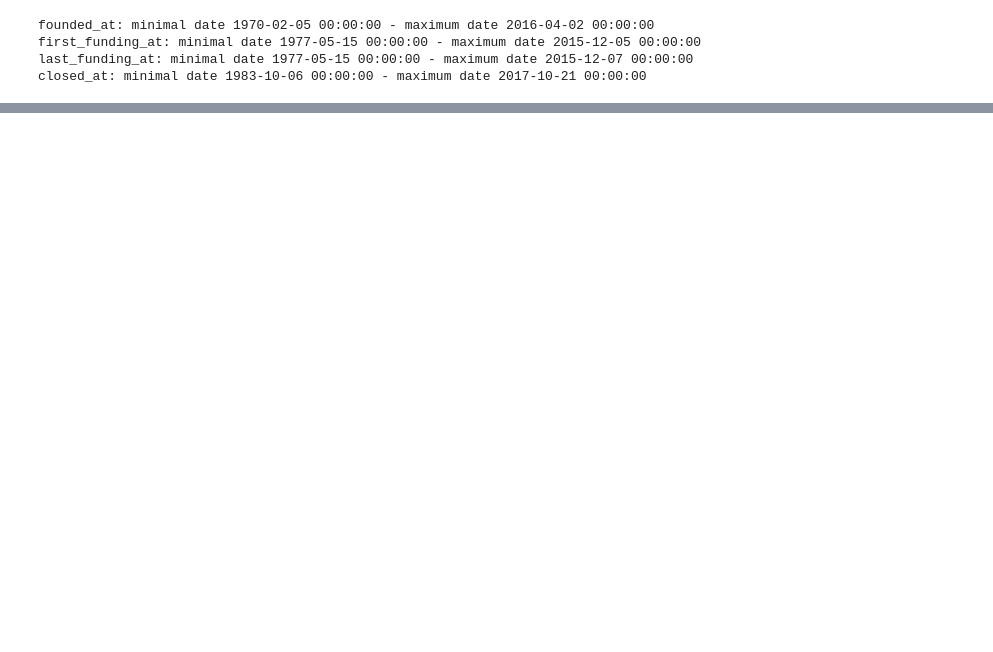
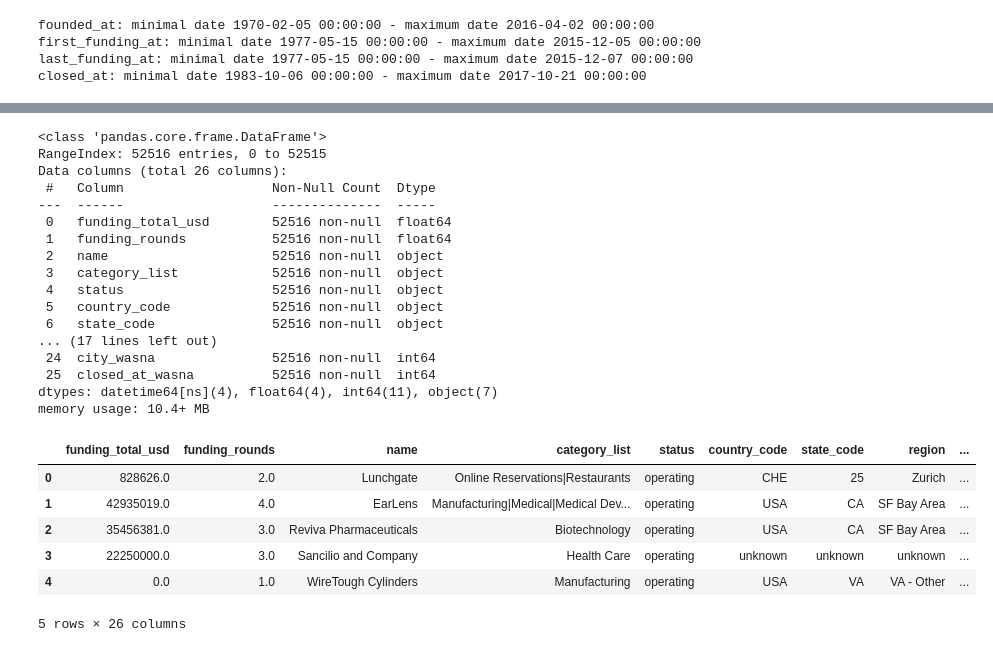
Before and after one commit to dsft54/startups, a Jupyter notebook: main.ipynb, the cells around one changed output, grey strips where cells are left out. Cells and saved outputs as stored; diff of their text form; code cells hidden in the pictures; blank space fills up the shorter version.

Commit message:
custom transformers, before analisys

```diff
--- a/main.ipynb
+++ b/main.ipynb
@@ -53,2 +201,0 @@ data[data['name'].isna()]
-# %%
-data.name = data.name.fillna('Unknown startup')
@@ -79,0 +244,48 @@ print(result)
+# %%
+txt_columns = data.select_dtypes(include='object').columns
+num_columns = data.select_dtypes(include=['int64', 'float64']).columns
+
+pipeline = Pipeline(steps=[
+    ('base_transformer', BaseTransformer()),
+    ('column_filler', ColumnTransformer(
+        transformers=[
+            ('num', SimpleImputer(strategy='constant', fill_value=0.0), num_columns),
+            ('txt', SimpleImputer(strategy='constant', fill_value='unknown'), txt_columns)
+        ],
+        remainder='passthrough'
+    ))
+])
+
+raw_data = pipeline.fit_transform(data)
+columns = pipeline.named_steps['column_filler'].get_feature_names_out()
+
+data_filled = pd.DataFrame(raw_data, columns=[x.split('__')[1] for x in columns])
+data_filled = data_filled.infer_objects()
+# %%
+data_filled.info()
+data_filled.head()
+# %% [output]
+<class 'pandas.core.frame.DataFrame'>
+RangeIndex: 52516 entries, 0 to 52515
+Data columns (total 26 columns):
+ #   Column                   Non-Null Count  Dtype
+---  ------                   --------------  -----
+ 0   funding_total_usd        52516 non-null  float64
+ 1   funding_rounds           52516 non-null  float64
+ 2   name                     52516 non-null  object
+ 3   category_list            52516 non-null  object
+ 4   status                   52516 non-null  object
+ 5   country_code             52516 non-null  object
+ 6   state_code               52516 non-null  object
+... (17 lines left out)
+ 24  city_wasna               52516 non-null  int64
+ 25  closed_at_wasna          52516 non-null  int64
+dtypes: datetime64[ns](4), float64(4), int64(11), object(7)
+memory usage: 10.4+ MB
+|  | funding_total_usd | funding_rounds | name | category_list | status | country_code | state_code | region | ... |
+| 0 | 828626.0 | 2.0 | Lunchgate | Online Reservations|Restaurants | operating | CHE | 25 | Zurich | ... |
+| 1 | 42935019.0 | 4.0 | EarLens | Manufacturing|Medical|Medical Dev... | operating | USA | CA | SF Bay Area | ... |
+| 2 | 35456381.0 | 3.0 | Reviva Pharmaceuticals | Biotechnology | operating | USA | CA | SF Bay Area | ... |
+| 3 | 22250000.0 | 3.0 | Sancilio and Company | Health Care | operating | unknown | unknown | unknown | ... |
+| 4 | 0.0 | 1.0 | WireTough Cylinders | Manufacturing | operating | USA | VA | VA - Other | ... |
+5 rows × 26 columns
```
Also changed, not shown: parts of 18 cells of this notebook.
